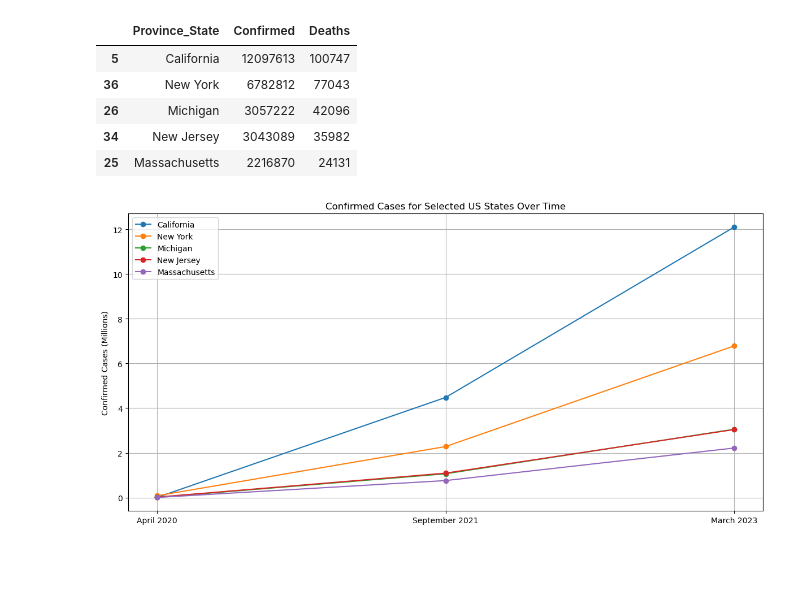
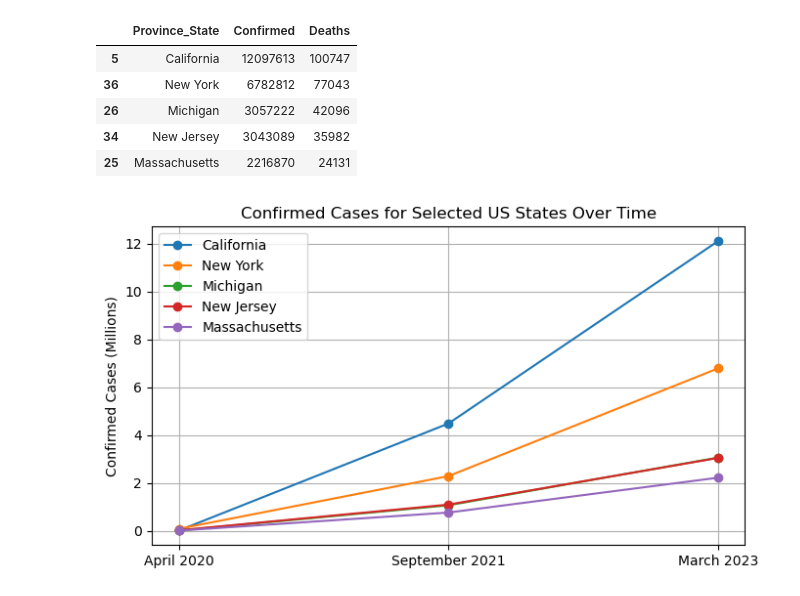
Before and after one commit to jvwastaken/Project-3, a Jupyter notebook: Sean/Resources/Graph_visuals.ipynb, the cells around one changed output. Cells and saved outputs as stored; diff of their text form; code cells hidden in the pictures; blank space fills up the shorter version.

```diff
--- a/Sean/Resources/Graph_visuals.ipynb
+++ b/Sean/Resources/Graph_visuals.ipynb
@@ -200,32 +200,32 @@ end_us_states_df.head(10)
 combined_df = pd.concat([start_us_states_df, mid_us_states_df, end_us_states_df])
 
 # Filter the DataFrame to include only the five US states
 states_of_interest = ['California', 'New York', 'Michigan', 'New Jersey', 'Massachusetts']
 filtered_df = combined_df[combined_df['Province_State'].isin(states_of_interest)]
 
 # Create the line graph with markers
-plt.figure(figsize=(12, 6))
+plt.figure(figsize=(7, 4))
 for state in states_of_interest:
     state_data = filtered_df[filtered_df['Province_State'] == state]
     plt.plot(['April 2020', 'September 2021', 'March 2023'], state_data['Confirmed'] / 1000000, marker='o', label=state)
 
 plt.ylabel('Confirmed Cases (Millions)')
 plt.title('Confirmed Cases for Selected US States Over Time')
 plt.legend()
 plt.grid(True)
 
 # Set the y-tick labels to show values in millions
 plt.yticks(range(0, int(filtered_df['Confirmed'].max() / 1000000) + 2, 2))
 
 plt.tight_layout()
 
 # Save graph as a png file to the desired directory
 output_dir = "Images"
 if not os.path.exists(output_dir):
     os.makedirs(output_dir)
 
 plt.savefig(os.path.join(output_dir, 'Confirmed_Cases_Selected_US_States_Over_Time.png'))
 
 plt.show()
 # %% [output]
-[figure, old version]
+[figure, new version]
```
Also changed, not shown: parts of 1 cell of this notebook, 2 other files.
